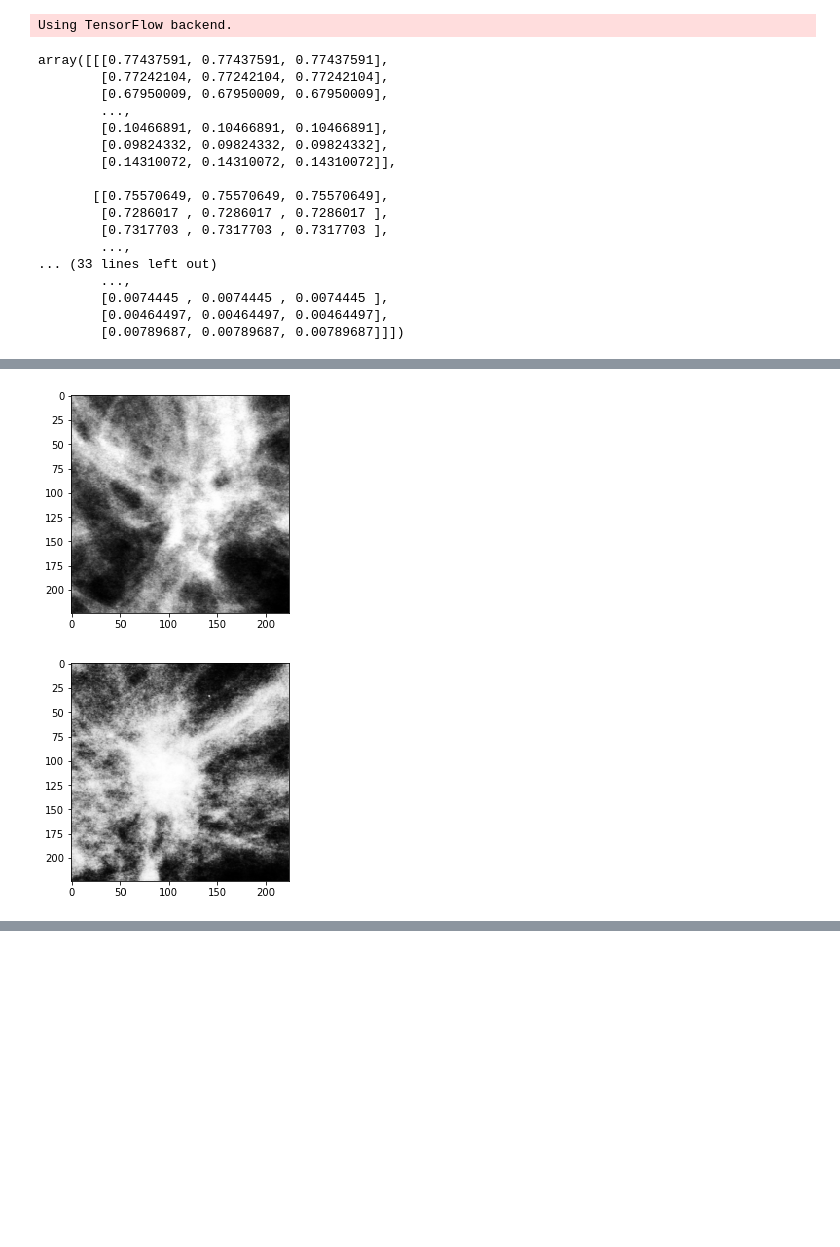
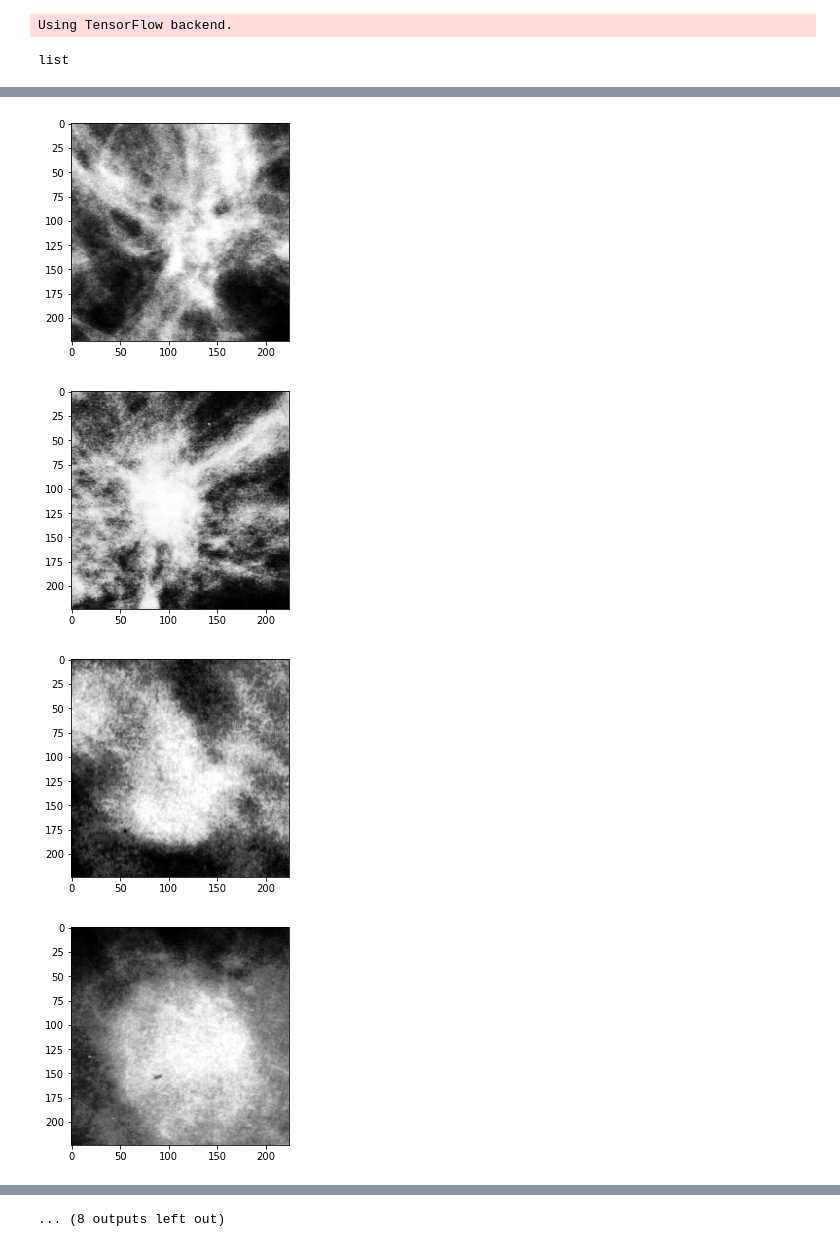
Before and after one commit to yoonbee35/AI_Mammography-Classification, a Jupyter notebook: mass_case_train.ipynb, the cells around one changed output, grey strips where cells are left out. Saved outputs shown, nothing was run; the diff lists cells and outputs as text; code cells hidden in the pictures; blank space fills up the shorter version.

```diff
--- a/mass_case_train.ipynb
+++ b/mass_case_train.ipynb
@@ -61,31 +61,17 @@ X_hist=[]
 for i in range(len(X)):
     img=histogram_equalize(X[i])
     X_hist.append(img)
-# %%
-X_hist[1]
-# %% [output]
-array([[[0.77437591, 0.77437591, 0.77437591],
-        [0.77242104, 0.77242104, 0.77242104],
-        [0.67950009, 0.67950009, 0.67950009],
-        ...,
-        [0.10466891, 0.10466891, 0.10466891],
-        [0.09824332, 0.09824332, 0.09824332],
-        [0.14310072, 0.14310072, 0.14310072]],
-
-       [[0.75570649, 0.75570649, 0.75570649],
-        [0.7286017 , 0.7286017 , 0.7286017 ],
-        [0.7317703 , 0.7317703 , 0.7317703 ],
-        ...,
-... (33 lines left out)
-        ...,
-        [0.0074445 , 0.0074445 , 0.0074445 ],
-        [0.00464497, 0.00464497, 0.00464497],
-        [0.00789687, 0.00789687, 0.00789687]]])
+# %%
+type(X_hist)
+# %% [output]
+list
 # %%
-for i in range(3):
+for i in range(20):
     plt.imshow(X_hist[i])
     plt.show()
 # %% [output]
 [figure]
 [figure]
 [figure]
+[figure, added]
+[figure, added]
@@ -92,3 +85,4 @@ for i in range(3):
+... (8 outputs left out)
 # %%
 for i in range(20):
     plt.imshow(images[i],cmap='gray')
```
Also changed, not shown: parts of 12 cells of this notebook, 2 other files.
